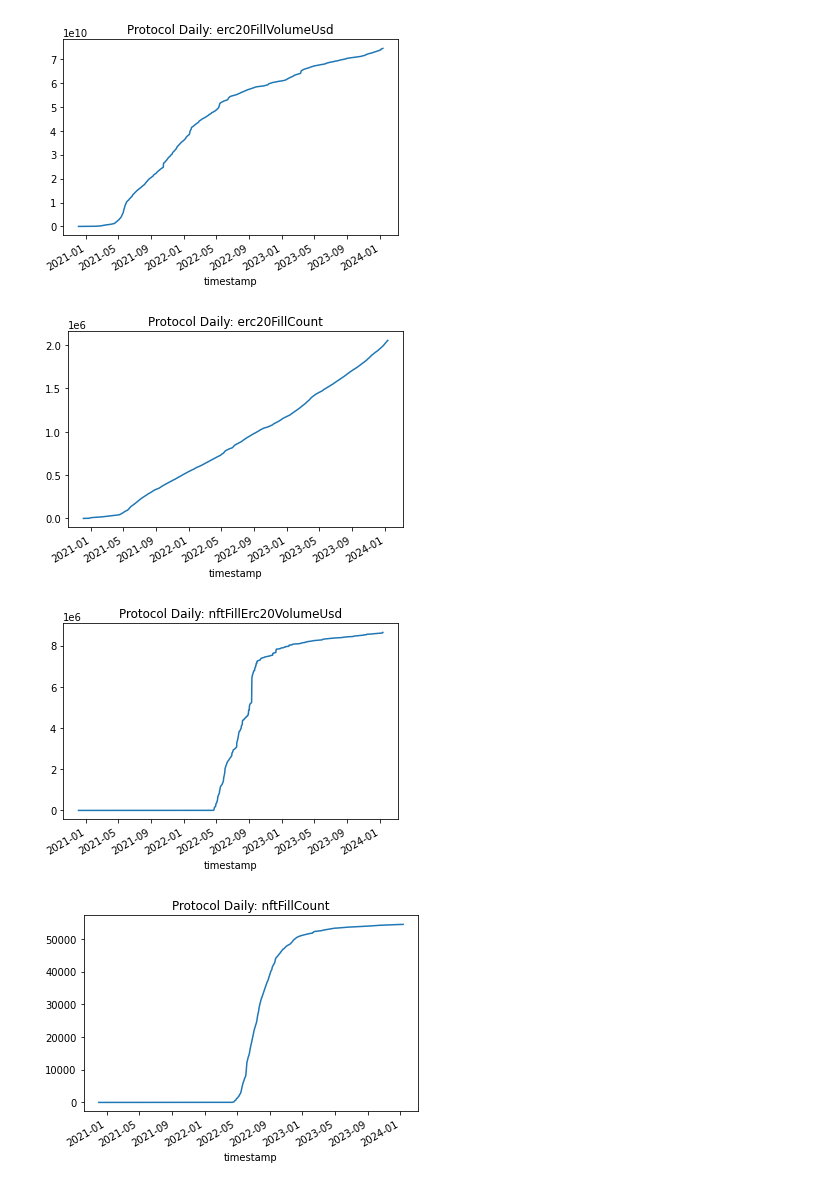
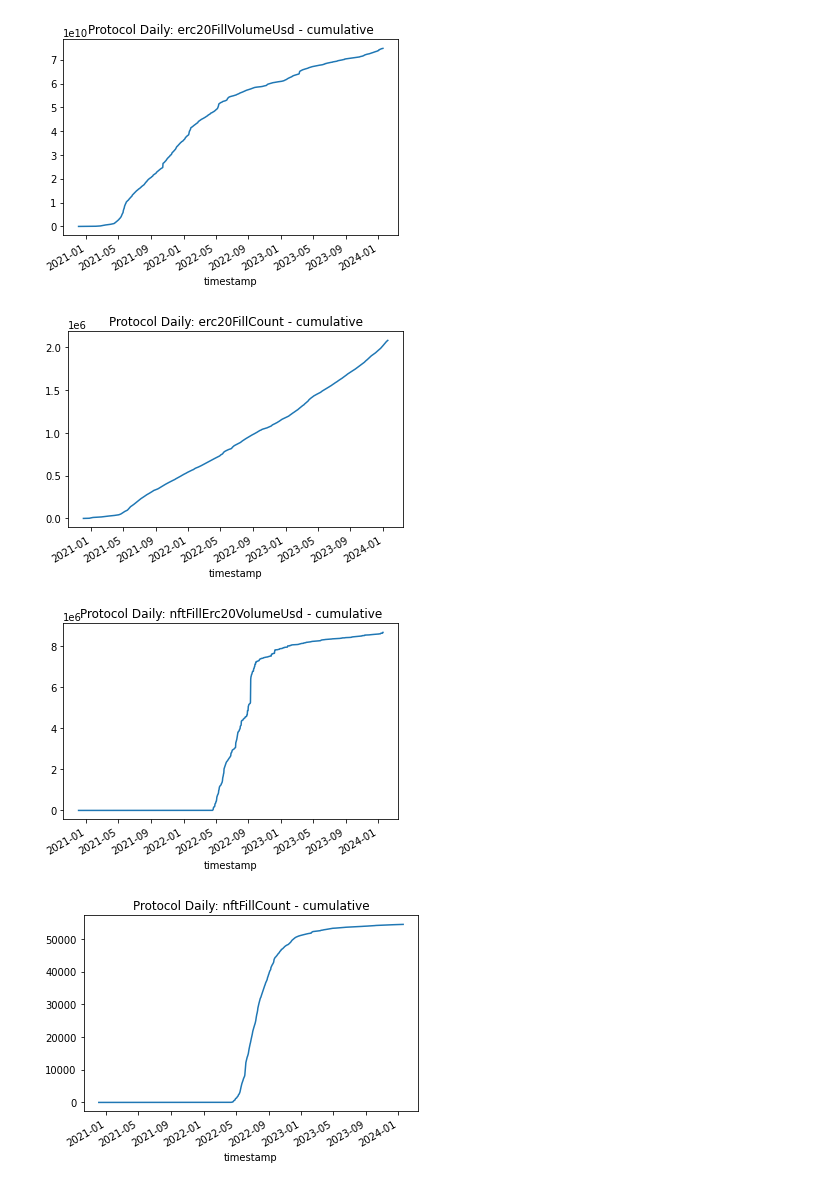
Before and after one commit to papercliplabs/zero-ex-subgraph, a Jupyter notebook: validation/query.ipynb, the cells around one changed output. Cells and saved outputs as stored; diff of their text form; code cells hidden in the pictures.

```diff
--- a/validation/query.ipynb
+++ b/validation/query.ipynb
@@ -6,8 +6,8 @@ import matplotlib.pyplot as plt
 import pandas as pd
 from pandas.api.types import is_numeric_dtype
 # %%
-# SUBGRAPH_API_URL = "http://192.168.1.64:8000/subgraphs/name/papercliplabs/0x-protocol-mainnet-no-optimized-his"
-SUBGRAPH_API_URL = "http://localhost:8000/subgraphs/name/papercliplabs/0x-protocol-mainnet-no-op-his-v3"
+SUBGRAPH_API_URL = "http://192.168.1.64:8000/subgraphs/name/papercliplabs/0x-protocol-mainnet-no-op-his-v3"
+# SUBGRAPH_API_URL = "http://localhost:8000/subgraphs/name/papercliplabs/0x-protocol-mainnet-no-op-his-test"
 
 sg = Subgrounds()
 
@@ -23,22 +25,30 @@ ALL_ENTRIES = 100000000
 def plot_time_series_df(df, title):
     for k in df.keys():
         if(k != TIMESTAMP_NAME) and is_numeric_dtype(df[k]):
+            cumulative = np.array(df[k])
+            subtractor = np.insert(cumulative[:-1], 0, 0)
+            delta = cumulative - subtractor
+            # plt.plot(df[TIMESTAMP_NAME], delta)
+            # plt.title(title + ": " + k.split("_")[-1] + " - delta")
+            # plt.figure()
+            # plt.show()
             df.plot(x=TIMESTAMP_NAME, y=k, legend=False)
-            plt.title(title + ": " + k.split("_")[-1])
+            plt.title(title + ": " + k.split("_")[-1] + " - cumulative")
+            # plt.show()
 
     plt.show()
 # %%
 # Protocol Historical
-protocol_daily = zero_ex.Query.protocol(id="0x00").dailyDataSnapshots(orderBy=zero_ex.DailyProtocolData.timestamp, orderDirection="desc", first=ALL_ENTRIES)
+protocol_daily = zero_ex.Query.protocol(id="0x00").dailyDataSnapshots(orderBy=zero_ex.DailyProtocolData.timestamp, orderDirection="asc", first=ALL_ENTRIES)
 
 df = sg.query_df([protocol_daily.timestamp, protocol_daily.data])
 df.rename(columns={ df.columns[0]: TIMESTAMP_NAME }, inplace = True)
 df[TIMESTAMP_NAME] = pd.to_datetime(df[TIMESTAMP_NAME], unit="s")
 df
 
 plot_time_series_df(df, "Protocol Daily")
 # %% [output]
-[figure, old version]
+[figure, new version]
-[figure, old version]
+[figure, new version]
-[figure, old version]
+[figure, new version]
-[figure, old version]
+[figure, new version]
```
Also changed, not shown: parts of 6 cells of this notebook, 1 other file.
